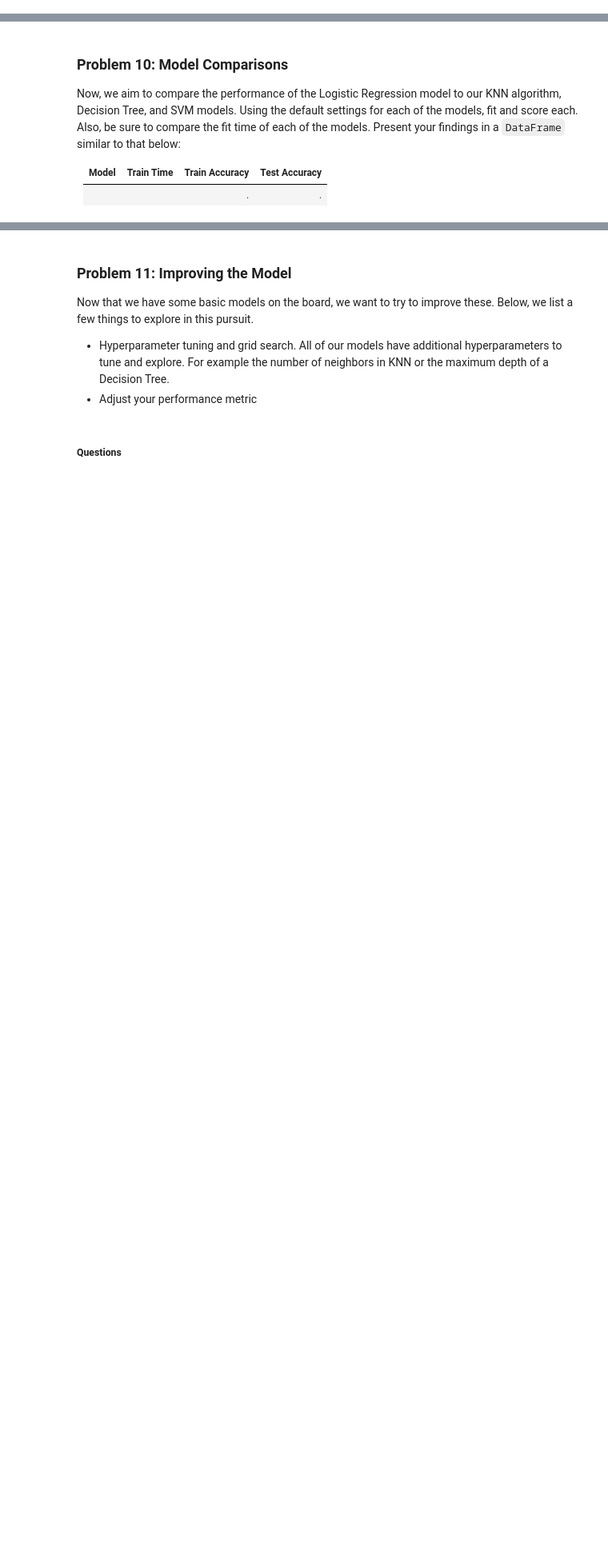
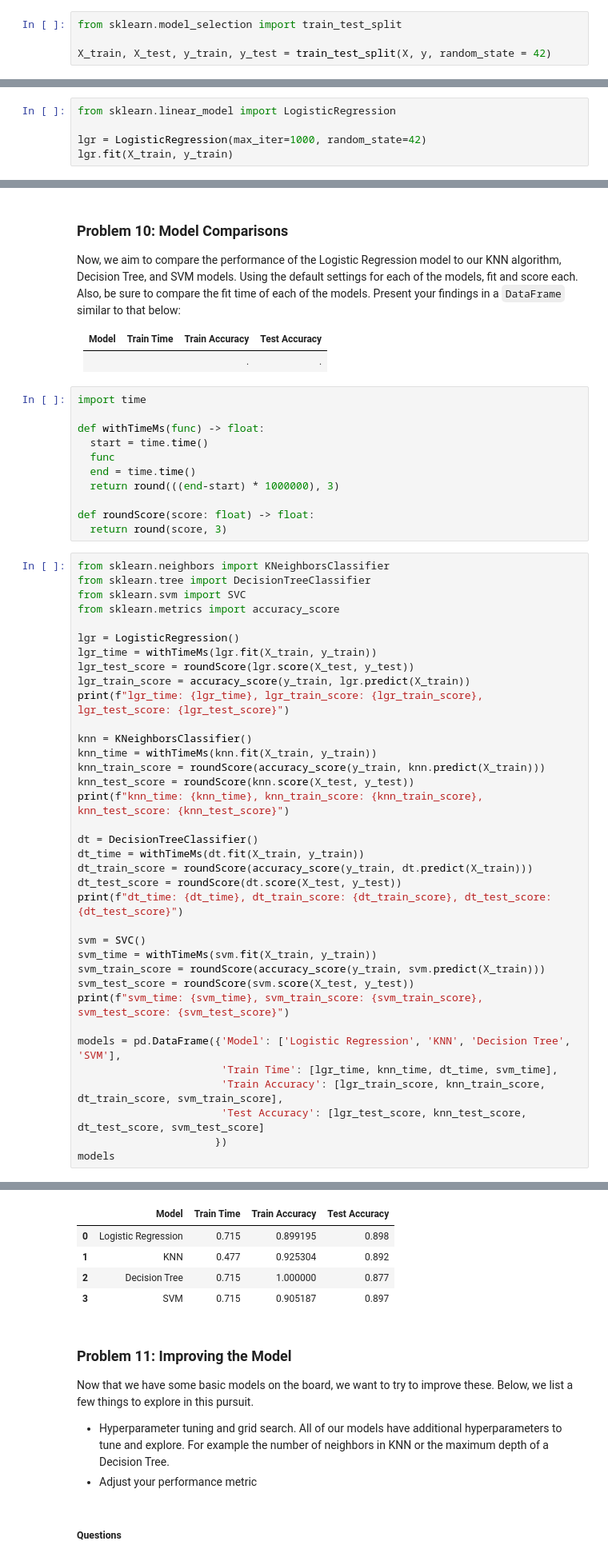
Before and after one commit to sandrayu49/Berkeley_AI_Module_17_Portuguese_Banking, a Jupyter notebook: prompt_III.ipynb, the cells around one changed output, grey strips where cells are left out. Shown: that part at 80% size. Saved outputs shown, nothing was run; the diff lists cells and outputs as text; blank space fills up the shorter version.

Commit message:
Created preliminary model comparisons among Logistic Regression, KNN, Decision Tree and SVM.

```diff
--- a/prompt_III.ipynb
+++ b/prompt_III.ipynb
@@ -147,6 +132,10 @@ dtype: int64
 ### Problem 6: Train/Test Split
 
 With your data prepared, split it into a train and test set.
+# %%
+from sklearn.model_selection import train_test_split
+
+X_train, X_test, y_train, y_test = train_test_split(X, y, random_state = 42)
 # %% [markdown]
 ### Problem 7: A Baseline Model
 
@@ -155,3 +157,8 @@ Before we build our first model, we want to establish a baseline.  What is the b
 ### Problem 8: A Simple Model
 
 Use Logistic Regression to build a basic model on your data.
+# %%
+from sklearn.linear_model import LogisticRegression
+
+lgr = LogisticRegression(max_iter=1000, random_state=42)
+lgr.fit(X_train, y_train)
@@ -167,3 +180,51 @@ Now, we aim to compare the performance of the Logistic Regression model to our K
 | Model | Train Time | Train Accuracy | Test Accuracy |
 | ----- | ---------- | -------------  | -----------   |
 |     |    |.     |.     |
+# %%
+import time
+
+def withTimeMs(func) -> float:
+  start = time.time()
+  func
+  end = time.time()
+  return round(((end-start) * 1000000), 3)
+
+def roundScore(score: float) -> float:
+  return round(score, 3)
+# %%
+from sklearn.neighbors import KNeighborsClassifier
+from sklearn.tree import DecisionTreeClassifier
+from sklearn.svm import SVC
+from sklearn.metrics import accuracy_score
+
+lgr = LogisticRegression()
+lgr_time = withTimeMs(lgr.fit(X_train, y_train))
+lgr_test_score = roundScore(lgr.score(X_test, y_test))
+lgr_train_score = accuracy_score(y_train, lgr.predict(X_train))
+print(f"lgr_time: {lgr_time}, lgr_train_score: {lgr_train_score}, lgr_test_score: {lgr_test_score}")
+
+knn = KNeighborsClassifier()
+knn_time = withTimeMs(knn.fit(X_train, y_train))
+knn_train_score = roundScore(accuracy_score(y_train, knn.predict(X_train)))
+knn_test_score = roundScore(knn.score(X_test, y_test))
+print(f"knn_time: {knn_time}, knn_train_score: {knn_train_score}, knn_test_score: {knn_test_score}")
+
+dt = DecisionTreeClassifier()
+dt_time = withTimeMs(dt.fit(X_train, y_train))
+dt_train_score = roundScore(accuracy_score(y_train, dt.predict(X_train)))
+dt_test_score = roundScore(dt.score(X_test, y_test))
+print(f"dt_time: {dt_time}, dt_train_score: {dt_train_score}, dt_test_score: {dt_test_score}")
+
+svm = SVC()
+svm_time = withTimeMs(svm.fit(X_train, y_train))
+svm_train_score = roundScore(accuracy_score(y_train, svm.predict(X_train)))
+svm_test_score = roundScore(svm.score(X_test, y_test))
+print(f"svm_time: {svm_time}, svm_train_score: {svm_train_score}, svm_test_score: {svm_test_score}")
+
+models = pd.DataFrame({'Model': ['Logistic Regression', 'KNN', 'Decision Tree', 'SVM'],
+                       'Train Time': [lgr_time, knn_time, dt_time, svm_time],
+                       'Train Accuracy': [lgr_train_score, knn_train_score, dt_train_score, svm_train_score],
+                       'Test Accuracy': [lgr_test_score, knn_test_score, dt_test_score, svm_test_score]
+                      })
+models
+# %% [output]
@@ -170,3 +235,8 @@ Now, we aim to compare the performance of the Logistic Regression model to our K
+|  | Model | Train Time | Train Accuracy | Test Accuracy |
+| 0 | Logistic Regression | 0.715 | 0.899195 | 0.898 |
+| 1 | KNN | 0.477 | 0.925304 | 0.892 |
+| 2 | Decision Tree | 0.715 | 1.000000 | 0.877 |
+| 3 | SVM | 0.715 | 0.905187 | 0.897 |
 # %% [markdown]
 ### Problem 11: Improving the Model
 
```
Also changed, not shown: parts of 5 cells of this notebook.
